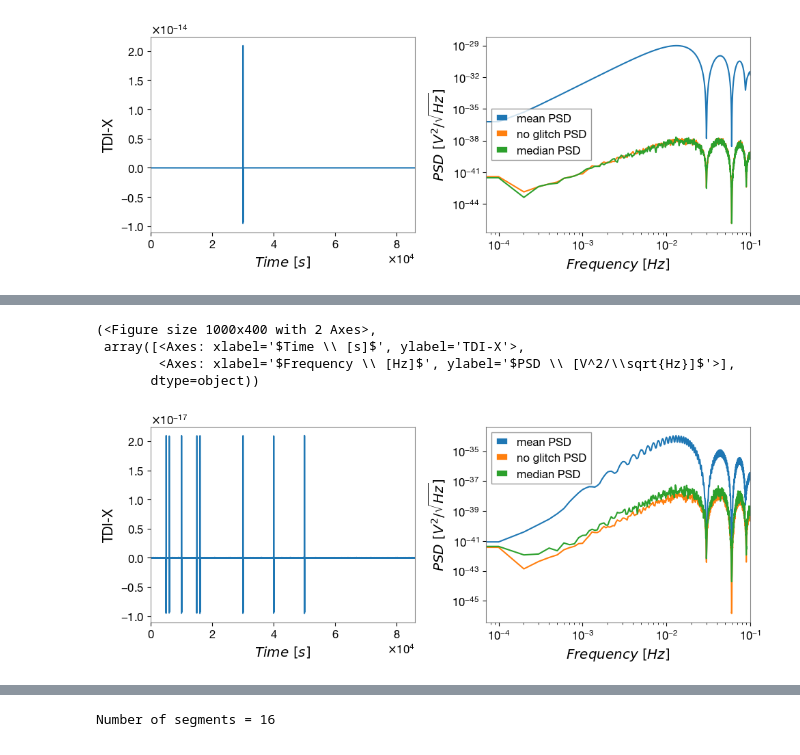
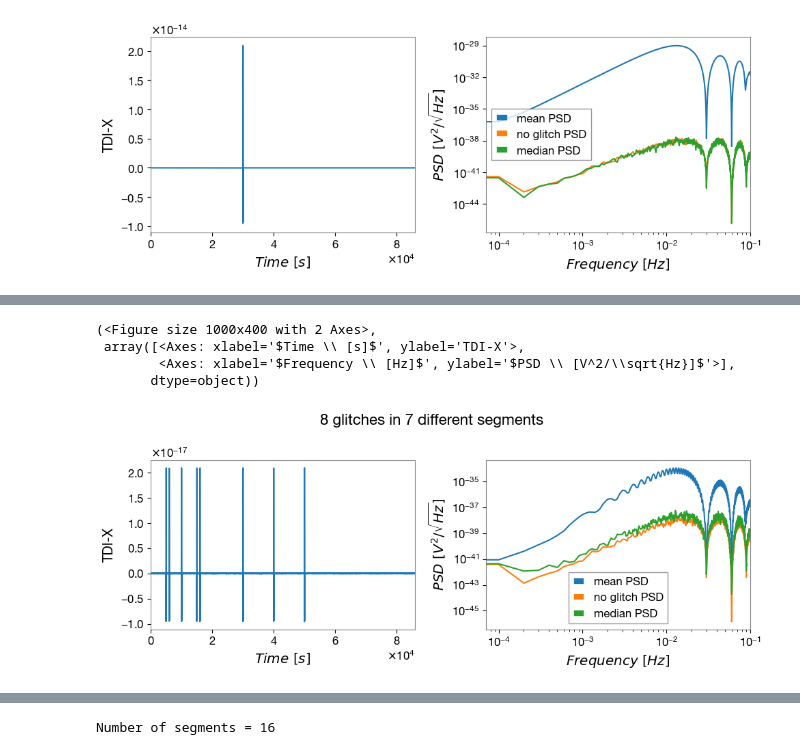
Before and after one commit to AkmDgreat/AkshatLISA, a Jupyter notebook: AkshatLISA/main_notebooks/injecting_glitches.ipynb, the cells around one changed output, grey strips where cells are left out. Drawn from its saved outputs; the diff is of its cells as text; code cells hidden in the pictures.

Commit message:
did some analysis, moved images from readme to a different folder

```diff
--- a/AkshatLISA/main_notebooks/injecting_glitches.ipynb
+++ b/AkshatLISA/main_notebooks/injecting_glitches.ipynb
@@ -286,6 +268,18 @@ file_list = [
 ]
 
 nperseg = 2000
+noverlap= 0
+
+# 1) Read the TDI time series
+tdi_path = getTdiPath('glitch_1.h5')
+data_orig, fs, t = readTdi(tdi_path)
+f_orig, psd_orig, _, _ = wosa(
+    x=data_orig,
+    fs=fs,
+    nperseg=nperseg,
+    method="mean",
+    noverlap=noverlap
+)
 
 for fname in file_list:
     # load
@@ -301,7 +295,8 @@ for fname in file_list:
         x=data,
         fs=fs,
         nperseg=nperseg,
-        method="mean"
+        method="mean",
+        noverlap=noverlap
     )
 
 
@@ -309,17 +304,24 @@ for fname in file_list:
         x=data,
         fs=fs,
         nperseg=nperseg,
-        method="median"
+        method="median",
+        noverlap=noverlap
     )
 
     f_out, psd_out, _, _ = wosa(
         x=data,
         fs=fs,
         nperseg=nperseg,
-        method="outlier_rejection"
+        method="outlier_rejection",
+        noverlap=noverlap
     )
-    print(f"psd_median = {psd_median[200: 220]}")
-    print(f"psd_out = {psd_out[200: 220]}")
+    # print(f_mean.size)
+    # print(psd_mean.size)
+    # print(psd_median.size)
+    # print(psd_mean.size)
+
+    # print(f"psd_median = {psd_median[200: 220]}")
+    # print(f"psd_out = {psd_out[200: 220]}")
 
     # plot all three curves (assuming psd_orig is defined)
     plot(
@@ -339,7 +341,8 @@ for fname in file_list:
             # "outlier"
         ],
         title=f"TDI-X",
-        f_lims=[f_mean[0], f_mean[-1]]
+        f_lims=[f_mean[0], f_mean[-1]],
+        bigtitle="8 glitches in 8 different segments"
     )
 
 print(f"Number of segments = {nseg[0]}")
@@ -368,34 +355,35 @@ Number of segments = 16
 # %%
 tdi_path = getTdiPath('glitch_7_multiple_7.h5')
 data, fs, t = readTdi(tdi_path)
 nperseg = 2000
 f_mean, psd_mean, _, _ = wosa(
     x=data,
     fs=fs,
     nperseg=nperseg,
     method="mean"
 )
 f_median, psd_median, _, _ = wosa(
     x=data,
     fs=fs,
     nperseg=nperseg,
     method="median"
 )
 plot(
     data=data,
     t=t,
     f=f_mean,
     psd= [psd_mean, psd_orig, psd_median],
     labels= ["mean PSD", "no glitch PSD", "median PSD"],
     title="TDI-X",
-    f_lims = [f_mean[0], f_mean[-1]]
+    f_lims = [f_mean[0], f_mean[-1]],
+    bigtitle="8 glitches in 7 different segments"
 )
 # %% [output]
 (<Figure size 1000x400 with 2 Axes>,
  array([<Axes: xlabel='$Time \\ [s]$', ylabel='TDI-X'>,
         <Axes: xlabel='$Frequency \\ [Hz]$', ylabel='$PSD \\ [V^2/\\sqrt{Hz}]$'>],
        dtype=object))
-[figure, old version]
+[figure, new version]
 # %%
 # 1) Read the TDI time series
 tdi_path = getTdiPath('glitch_1.h5')
```
Also changed, not shown: parts of 7 cells of this notebook, 12 other files.
